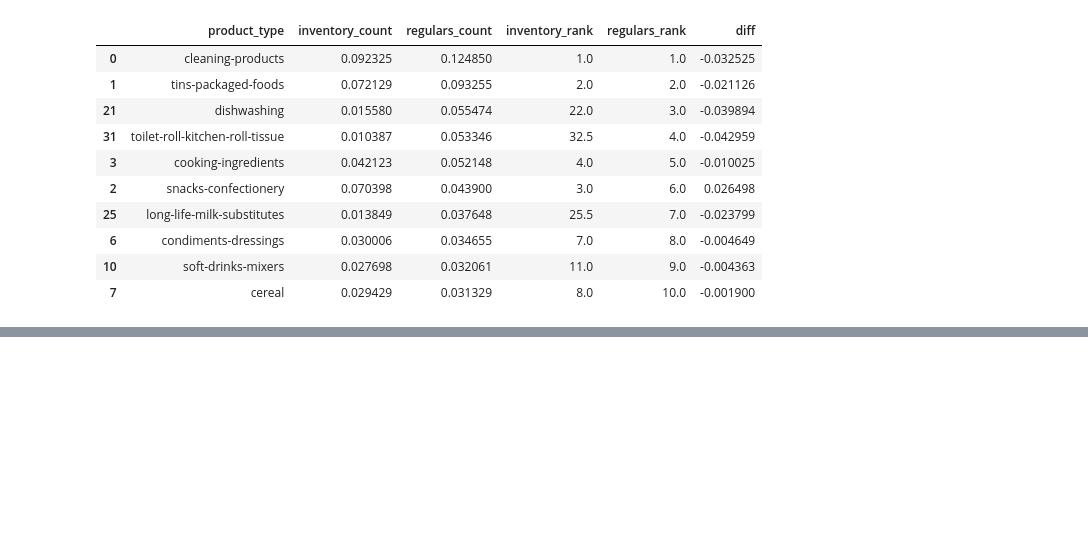
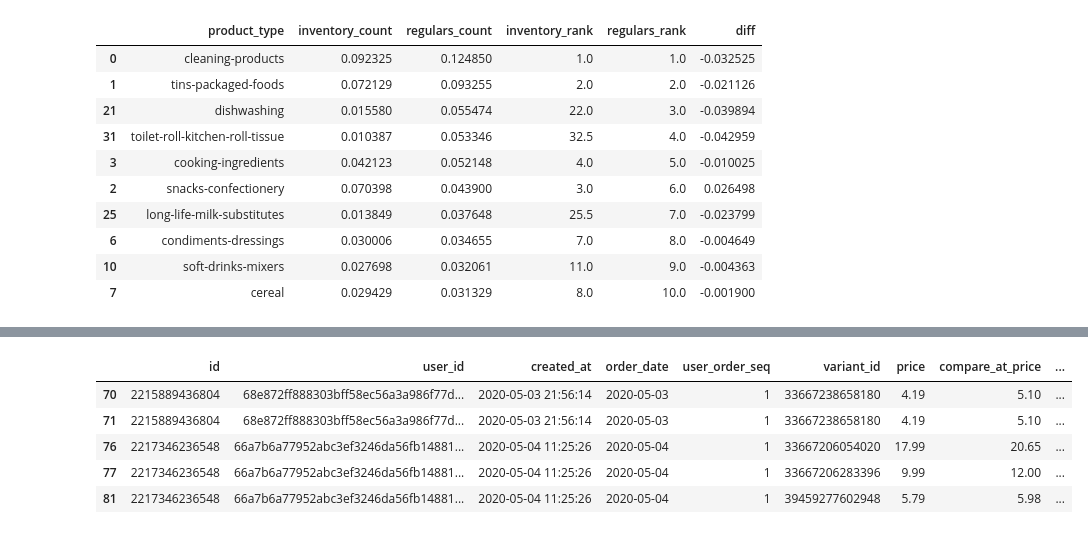
Before and after one commit to pamalo9/zrive-ds, a Jupyter notebook: src/module_2/EDA.ipynb, the cells around one changed output, grey strips where cells are left out. Saved outputs shown, nothing was run; the diff lists cells and outputs as text; code cells hidden in the pictures; blank space fills up the shorter version.

```diff
--- a/src/module_2/EDA.ipynb
+++ b/src/module_2/EDA.ipynb
@@ -407,0 +485,10 @@ diff_prevalence.sort_values('regulars_count', ascending=False).head(10)
+# %%
+order_items = order_items.merge(inventory, on='variant_id', how='left')
+order_items.dropna().head()
+# %% [output]
+|  | id | user_id | created_at | order_date | user_order_seq | variant_id | price | compare_at_price | ... |
+| 70 | 2215889436804 | 68e872ff888303bff58ec56a3a986f77d... | 2020-05-03 21:56:14 | 2020-05-03 | 1 | 33667238658180 | 4.19 | 5.10 | ... |
+| 71 | 2215889436804 | 68e872ff888303bff58ec56a3a986f77d... | 2020-05-03 21:56:14 | 2020-05-03 | 1 | 33667238658180 | 4.19 | 5.10 | ... |
+| 76 | 2217346236548 | 66a7b6a77952abc3ef3246da56fb14881... | 2020-05-04 11:25:26 | 2020-05-04 | 1 | 33667206054020 | 17.99 | 20.65 | ... |
+| 77 | 2217346236548 | 66a7b6a77952abc3ef3246da56fb14881... | 2020-05-04 11:25:26 | 2020-05-04 | 1 | 33667206283396 | 9.99 | 12.00 | ... |
+| 81 | 2217346236548 | 66a7b6a77952abc3ef3246da56fb14881... | 2020-05-04 11:25:26 | 2020-05-04 | 1 | 39459277602948 | 5.79 | 5.98 | ... |
```
Also changed, not shown: parts of 17 cells of this notebook.
